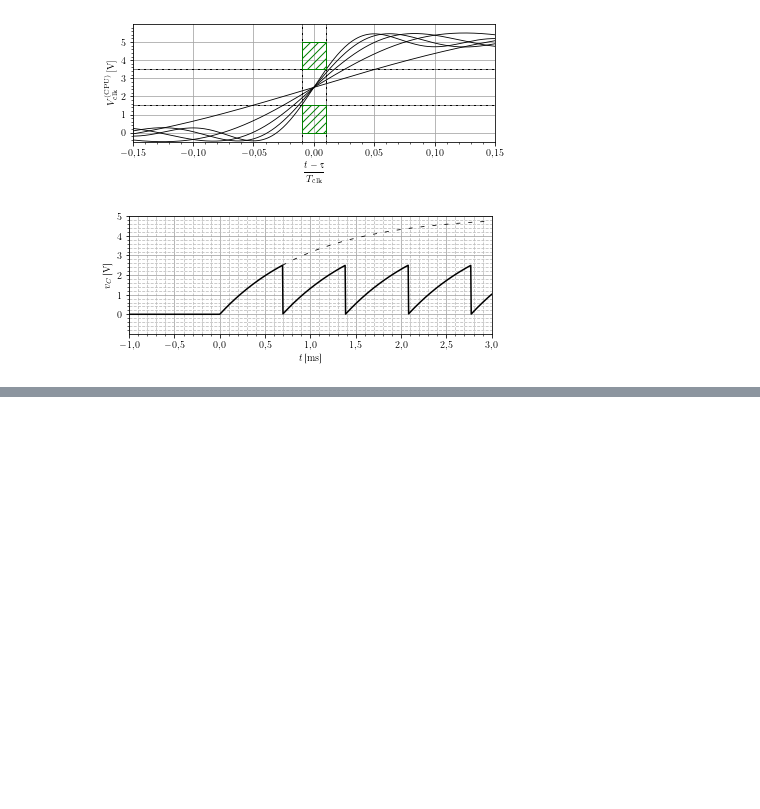
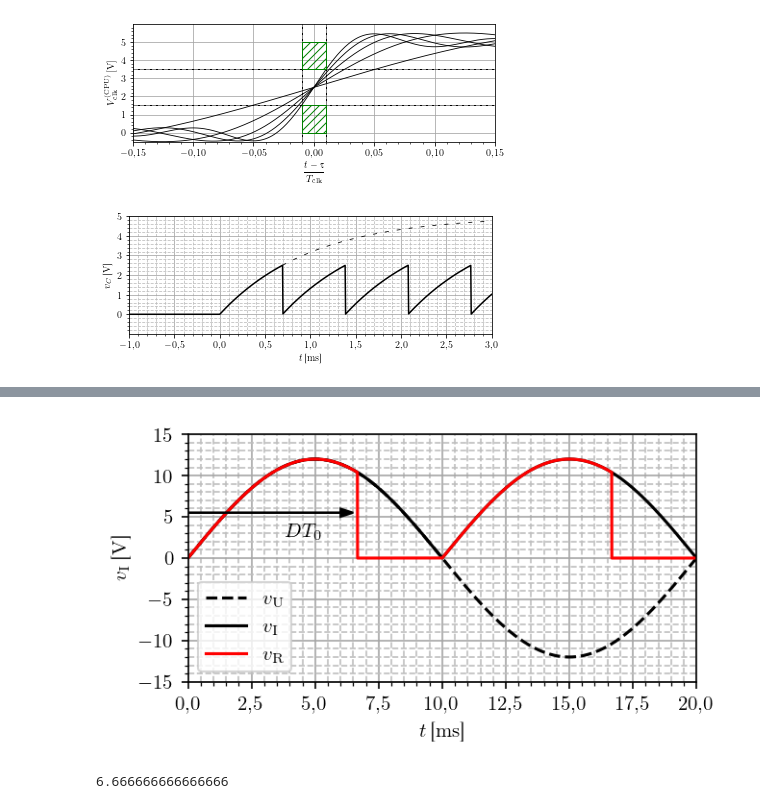
Before and after one commit to djokicd/zbirka-sis, a Jupyter notebook: 2_furijeovi_redovi/1_kontinualni/fig/ctfs_plotovi.ipynb, the cells around one changed output, grey strips where cells are left out. Cells and saved outputs as stored; diff of their text form; code cells hidden in the pictures; blank space fills up the shorter version.

```diff
--- a/2_furijeovi_redovi/1_kontinualni/fig/ctfs_plotovi.ipynb
+++ b/2_furijeovi_redovi/1_kontinualni/fig/ctfs_plotovi.ipynb
@@ -180,0 +215,56 @@ plt.savefig("exp_osc_plot.pdf", bbox_inches="tight")
+# %%
+def generate_canvas(w = 1.6, a = 1.618):
+    fig = figure (figsize = (a*w, w), dpi = 200)
+    xlim([-2,2])
+    ylim([-2,2])
+    minorticks_on()
+    grid(b=True, which='major', color='0.45', linestyle='-')
+    grid(b=True, which='minor', color='0.75', linestyle='--')
+    return fig
+
+width = 0.7*165 / 25.4 # sirina
+height = width/2
+
+fig = figure (figsize = (width, height), dpi=150)
+ax = fig.gca()
+minorticks_on()
+grid(visible=True, which='major', color='0.65', linestyle='-')
+grid(visible=True, which='minor', color='0.75', linestyle='--')
+
+#generate_canvas(w = 1.4, a = 2)
+
+t_ax = np.linspace(0, 20e-3,10000)
+w0 = 100*pi
+xlim([-0,20])
+ylim([-15, +15])
+plt.plot(t_ax/1e-3, 12* sin(w0*t_ax) * (t_ax >= 0.0), 'k--', lw = 1.5   )
+plt.plot(t_ax/1e-3, 12* abs(sin(w0*t_ax)) * (t_ax >= 0.0), 'k', lw = 1.5   )
+plt.plot(t_ax/1e-3, 12* abs(sin(w0*t_ax) * (( w0*t_ax < 2*pi/3)*1.0+1.0*(w0*t_ax > pi ) \
+                                         * ( w0*t_ax < 5*pi/3)*1.0+1.0*(w0*t_ax > 2*pi )) ) * (t_ax >= 0.0), 'r', lw = 1.5)
+
+W, H = 6, 0
+
+arrow_style = {
+    "head_width": 1,
+    "head_length": 0.5,
+    "shape": "full",
+    "zorder" : 1000,
+    "color":"k"
+}
+
+plt.arrow(x=0, y=5.5, dx=W, dy=H, **arrow_style)
+plt.annotate(r'$DT_0$',
+             xy=(W/2, 5),
+             xytext=(10, -10),
+             textcoords='offset points')
+
+plt.xlabel(r'$t\,$[ms]')
+plt.ylabel(r'$v_{\rm I}\,$[V]')
+plt.legend([ r"$v_{\rm U}$" , r"$v_{\rm I}$", r"$v_{\rm R}$" ])
+plt.savefig("THD_vi_vr.pdf", bbox_inches="tight")
+# %% [output]
+[figure, added]
+# %%
+W
+# %% [output]
+6.666666666666666
```
Also changed, not shown: parts of 2 cells of this notebook, 4 other files.
